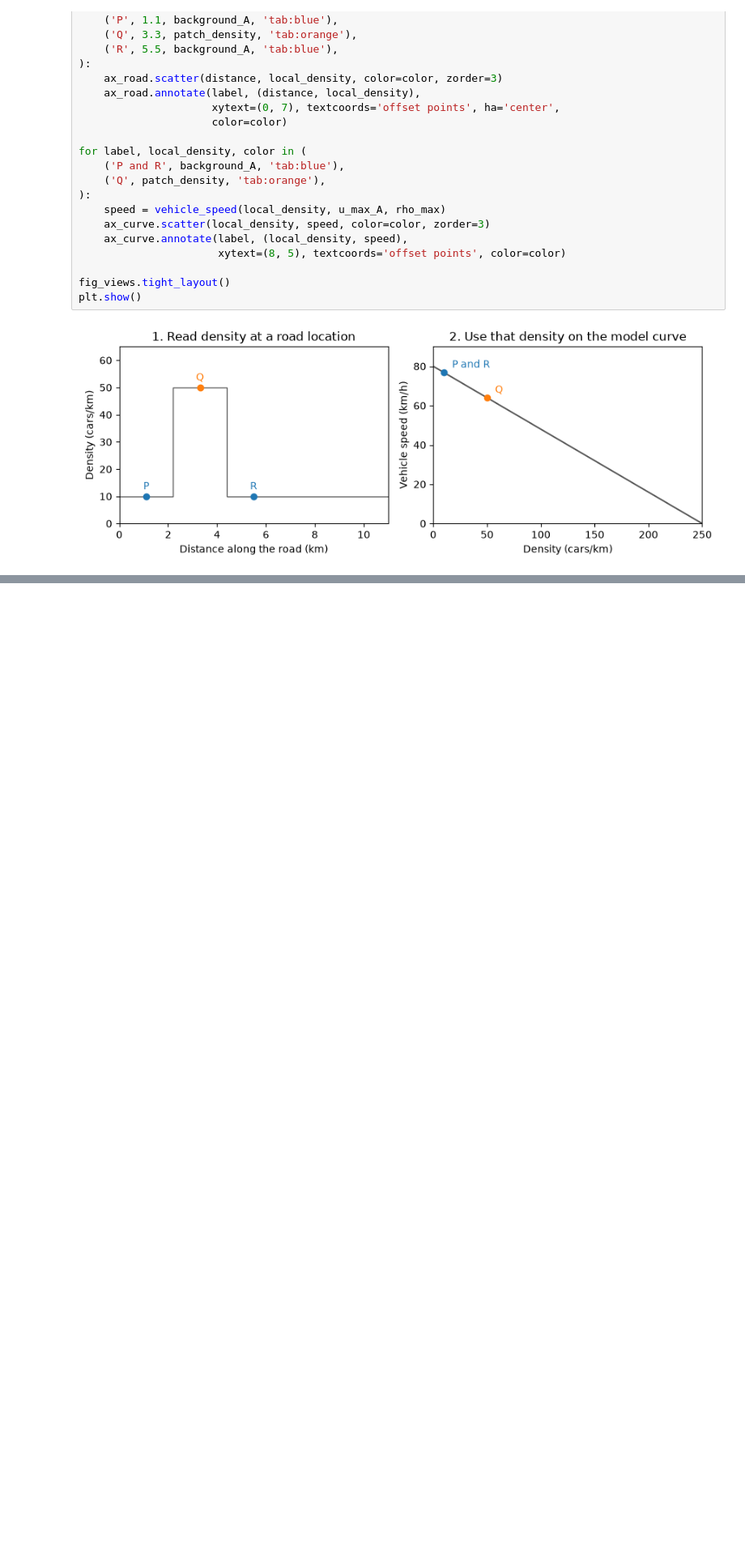
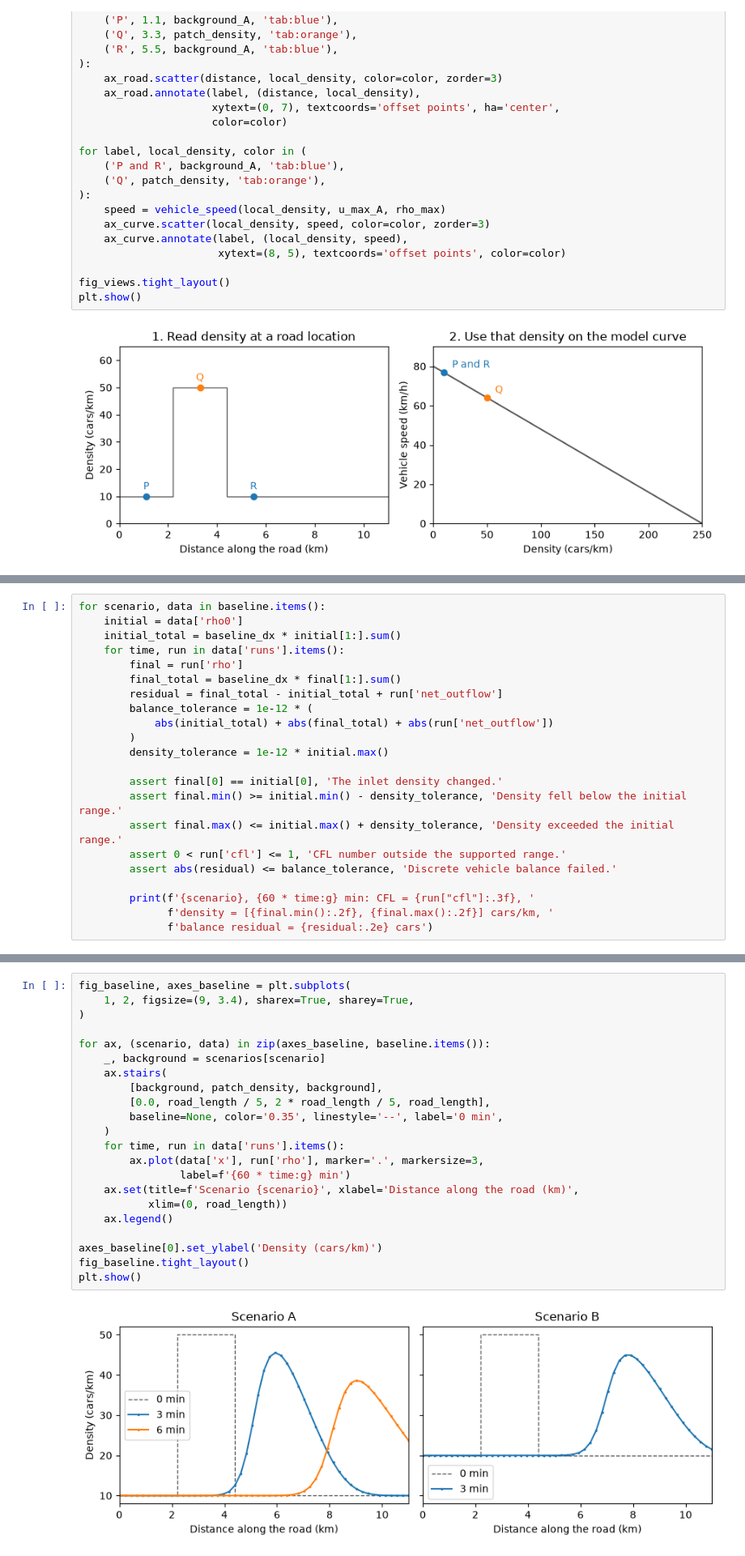
Before and after one commit to tcraw67/MAE6286, a Jupyter notebook: Traffic Stop.ipynb, the cells around one changed output, grey strips where cells are left out. Shown at 81% size. Saved outputs shown, nothing was run; the diff lists cells and outputs as text; blank space fills up the shorter version.

```diff
--- a/Traffic Stop.ipynb
+++ b/Traffic Stop.ipynb
@@ -106,0 +244,22 @@ plt.show()
+# %%
+for scenario, data in baseline.items():
+    initial = data['rho0']
+    initial_total = baseline_dx * initial[1:].sum()
+    for time, run in data['runs'].items():
+        final = run['rho']
+        final_total = baseline_dx * final[1:].sum()
+        residual = final_total - initial_total + run['net_outflow']
+        balance_tolerance = 1e-12 * (
+            abs(initial_total) + abs(final_total) + abs(run['net_outflow'])
+        )
+        density_tolerance = 1e-12 * initial.max()
+
+        assert final[0] == initial[0], 'The inlet density changed.'
+        assert final.min() >= initial.min() - density_tolerance, 'Density fell below the initial range.'
+        assert final.max() <= initial.max() + density_tolerance, 'Density exceeded the initial range.'
+        assert 0 < run['cfl'] <= 1, 'CFL number outside the supported range.'
+        assert abs(residual) <= balance_tolerance, 'Discrete vehicle balance failed.'
+
+        print(f'{scenario}, {60 * time:g} min: CFL = {run["cfl"]:.3f}, '
+              f'density = [{final.min():.2f}, {final.max():.2f}] cars/km, '
+              f'balance residual = {residual:.2e} cars')
@@ -106,0 +274,24 @@ plt.show()
+# %%
+fig_baseline, axes_baseline = plt.subplots(
+    1, 2, figsize=(9, 3.4), sharex=True, sharey=True,
+)
+
+for ax, (scenario, data) in zip(axes_baseline, baseline.items()):
+    _, background = scenarios[scenario]
+    ax.stairs(
+        [background, patch_density, background],
+        [0.0, road_length / 5, 2 * road_length / 5, road_length],
+        baseline=None, color='0.35', linestyle='--', label='0 min',
+    )
+    for time, run in data['runs'].items():
+        ax.plot(data['x'], run['rho'], marker='.', markersize=3,
+                label=f'{60 * time:g} min')
+    ax.set(title=f'Scenario {scenario}', xlabel='Distance along the road (km)',
+           xlim=(0, road_length))
+    ax.legend()
+
+axes_baseline[0].set_ylabel('Density (cars/km)')
+fig_baseline.tight_layout()
+plt.show()
+# %% [output]
+[figure, added]
```
Also changed, not shown: parts of 19 cells of this notebook.
